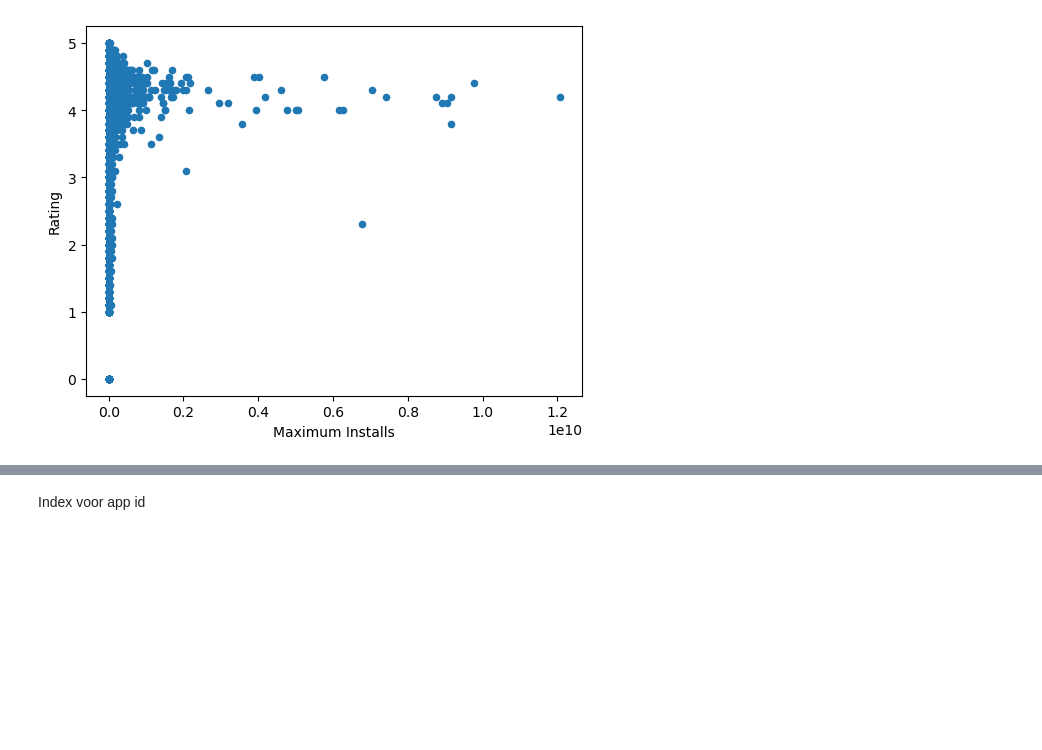
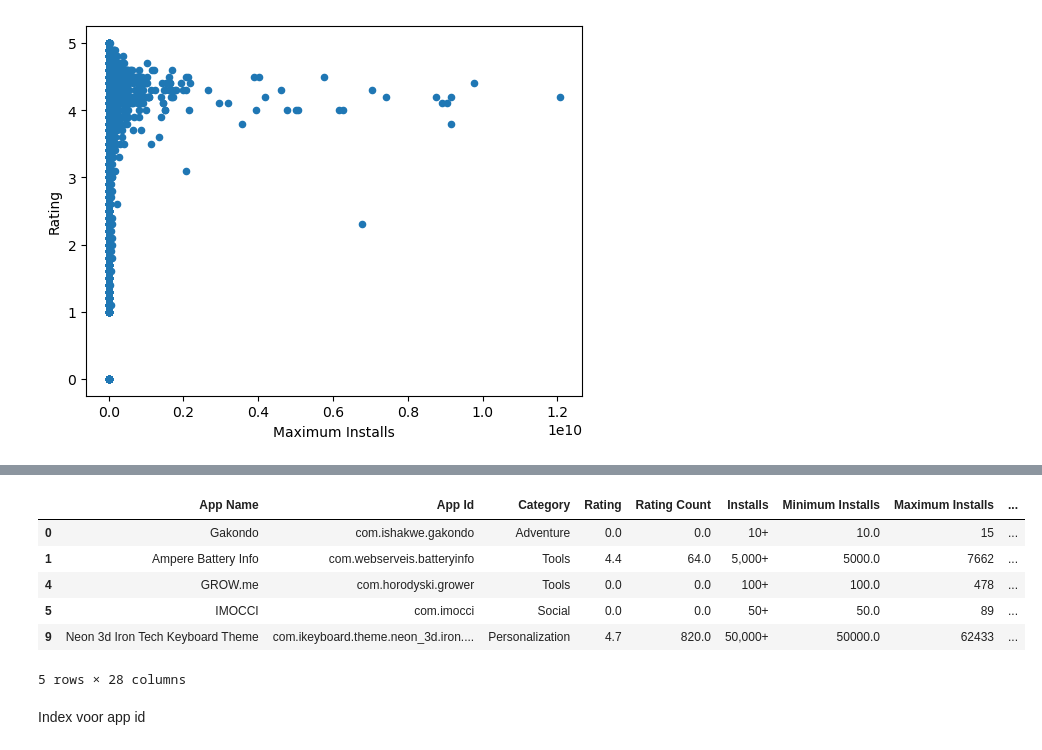
Before and after one commit to LSpekschoor/SDP_PO_123, a Jupyter notebook: Analyse.ipynb, the cells around one changed output, grey strips where cells are left out. Cells and saved outputs as stored; diff of their text form; code cells hidden in the pictures; blank space fills up the shorter version.

```diff
--- a/Analyse.ipynb
+++ b/Analyse.ipynb
@@ -117,0 +164,11 @@ df.plot.scatter('Maximum Installs', 'Rating')
+# %%
+grouped = df_s.groupby('Minimum Installs').median()
+# %%
+def fill_na_released(year_r, min_inst):
+    if pd.isna(year_r):
+        return int(grouped.loc[min_inst]['Last Updated Year'] - grouped.loc[min_inst]['Difference Year'])
+    else:
+        return (int(year_r))
+# %%
+df_s['Released Year New'] = df_s.apply(lambda x: fill_na_released(x['Released Year'], x['Minimum Installs']),
+                        axis=1)
@@ -118,3 +207,13 @@ df.plot.scatter('Maximum Installs', 'Rating')
+# %%
+df_s.head()
+# %% [output]
+|  | App Name | App Id | Category | Rating | Rating Count | Installs | Minimum Installs | Maximum Installs | ... |
+| 0 | Gakondo | com.ishakwe.gakondo | Adventure | 0.0 | 0.0 | 10+ | 10.0 | 15 | ... |
+| 1 | Ampere Battery Info | com.webserveis.batteryinfo | Tools | 4.4 | 64.0 | 5,000+ | 5000.0 | 7662 | ... |
+| 4 | GROW.me | com.horodyski.grower | Tools | 0.0 | 0.0 | 100+ | 100.0 | 478 | ... |
+| 5 | IMOCCI | com.imocci | Social | 0.0 | 0.0 | 50+ | 50.0 | 89 | ... |
+| 9 | Neon 3d Iron Tech Keyboard Theme | com.ikeyboard.theme.neon_3d.iron.... | Personalization | 4.7 | 820.0 | 50,000+ | 50000.0 | 62433 | ... |
+5 rows × 28 columns
 # %% [markdown]
 Index voor app id
 # %%
```
Also changed, not shown: parts of 19 cells of this notebook.
